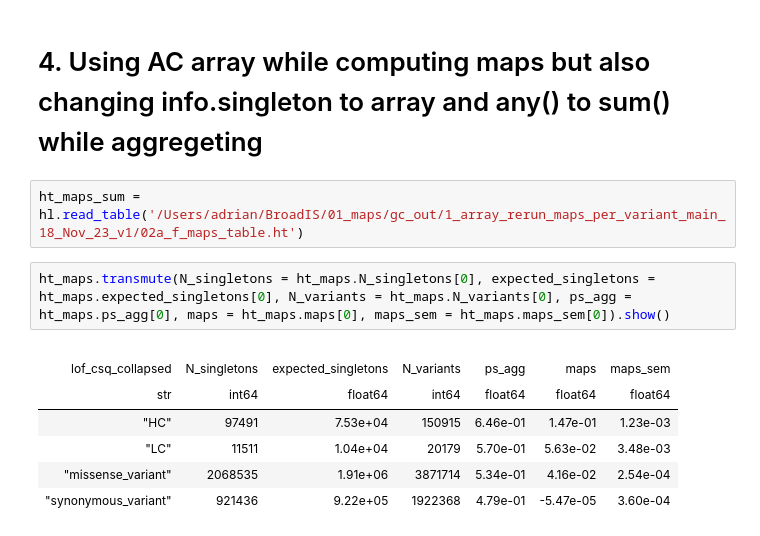
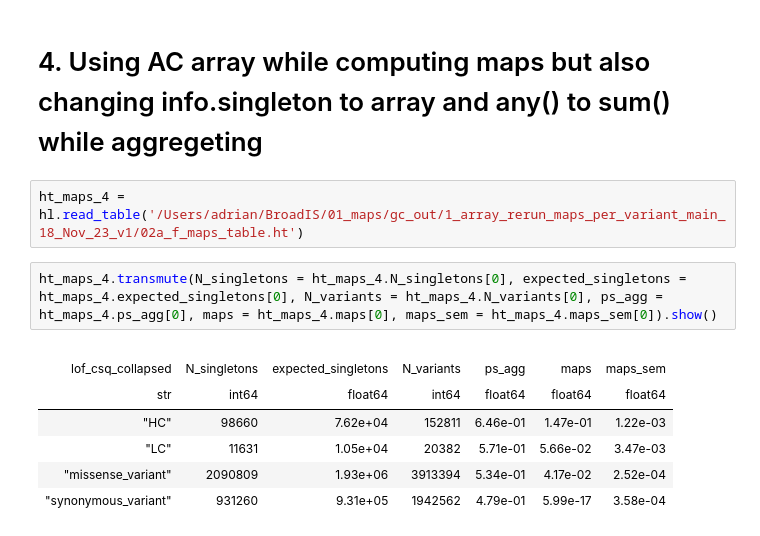
Before and after one commit to ajandria/BroadIS, a Jupyter notebook: 01_maps/testing_arrays.ipynb, the cells around one changed output. Saved outputs shown, nothing was run; the diff lists cells and outputs as text.

Commit message:
testing arrays

```diff
--- a/01_maps/testing_arrays.ipynb
+++ b/01_maps/testing_arrays.ipynb
@@ -54,14 +73,14 @@ ht_maps.transmute(N_singletons = ht_maps.N_singletons[0], expected_singletons =
 # %% [markdown]
 # 4. Using AC array while computing maps but also changing info.singleton to array and any() to sum() while aggregeting
 # %%
-ht_maps_sum = hl.read_table('/Users/adrian/BroadIS/01_maps/gc_out/1_array_rerun_maps_per_variant_main_18_Nov_23_v1/02a_f_maps_table.ht')
+ht_maps_4 = hl.read_table('/Users/adrian/BroadIS/01_maps/gc_out/1_array_rerun_maps_per_variant_main_18_Nov_23_v1/02a_f_maps_table.ht')
 # %%
-ht_maps.transmute(N_singletons = ht_maps.N_singletons[0], expected_singletons = ht_maps.expected_singletons[0], N_variants = ht_maps.N_variants[0], ps_agg = ht_maps.ps_agg[0], maps = ht_maps.maps[0], maps_sem = ht_maps.maps_sem[0]).show()
+ht_maps_4.transmute(N_singletons = ht_maps_4.N_singletons[0], expected_singletons = ht_maps_4.expected_singletons[0], N_variants = ht_maps_4.N_variants[0], ps_agg = ht_maps_4.ps_agg[0], maps = ht_maps_4.maps[0], maps_sem = ht_maps_4.maps_sem[0]).show()
 # %% [output]
 |  |  |  |  |  |  |  |
 | lof_csq_collapsed | N_singletons | expected_singletons | N_variants | ps_agg | maps | maps_sem |
 | str | int64 | float64 | int64 | float64 | float64 | float64 |
-| "HC" | 97491 | 7.53e+04 | 150915 | 6.46e-01 | 1.47e-01 | 1.23e-03 |
-| "LC" | 11511 | 1.04e+04 | 20179 | 5.70e-01 | 5.63e-02 | 3.48e-03 |
-| "missense_variant" | 2068535 | 1.91e+06 | 3871714 | 5.34e-01 | 4.16e-02 | 2.54e-04 |
-| "synonymous_variant" | 921436 | 9.22e+05 | 1922368 | 4.79e-01 | -5.47e-05 | 3.60e-04 |
+| "HC" | 98660 | 7.62e+04 | 152811 | 6.46e-01 | 1.47e-01 | 1.22e-03 |
+| "LC" | 11631 | 1.05e+04 | 20382 | 5.71e-01 | 5.66e-02 | 3.47e-03 |
+| "missense_variant" | 2090809 | 1.93e+06 | 3913394 | 5.34e-01 | 4.17e-02 | 2.52e-04 |
+| "synonymous_variant" | 931260 | 9.31e+05 | 1942562 | 4.79e-01 | 5.99e-17 | 3.58e-04 |
```
Also changed, not shown: parts of 7 cells of this notebook.
